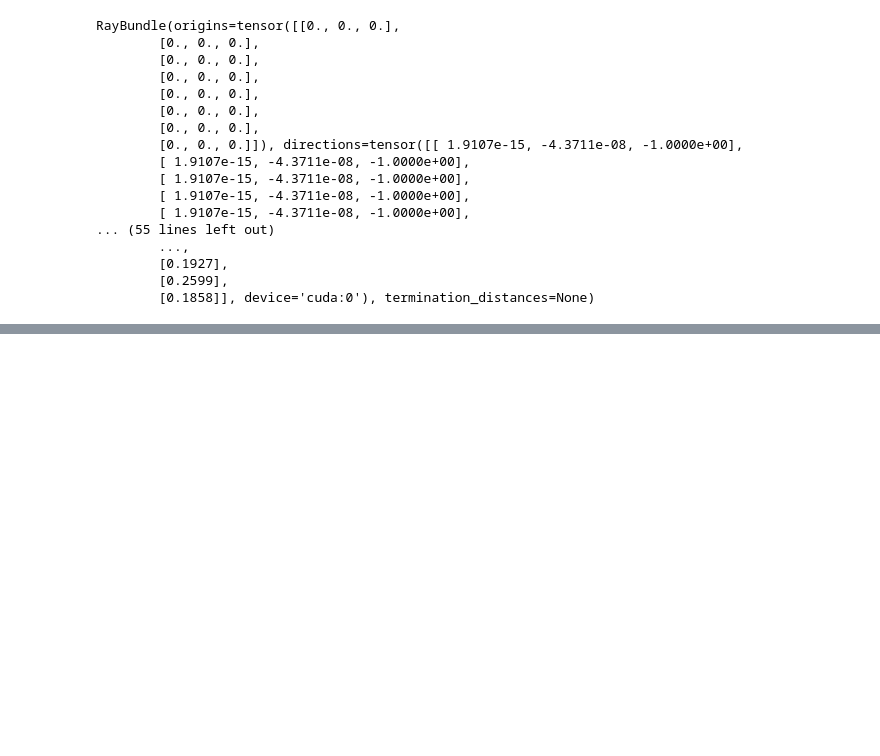
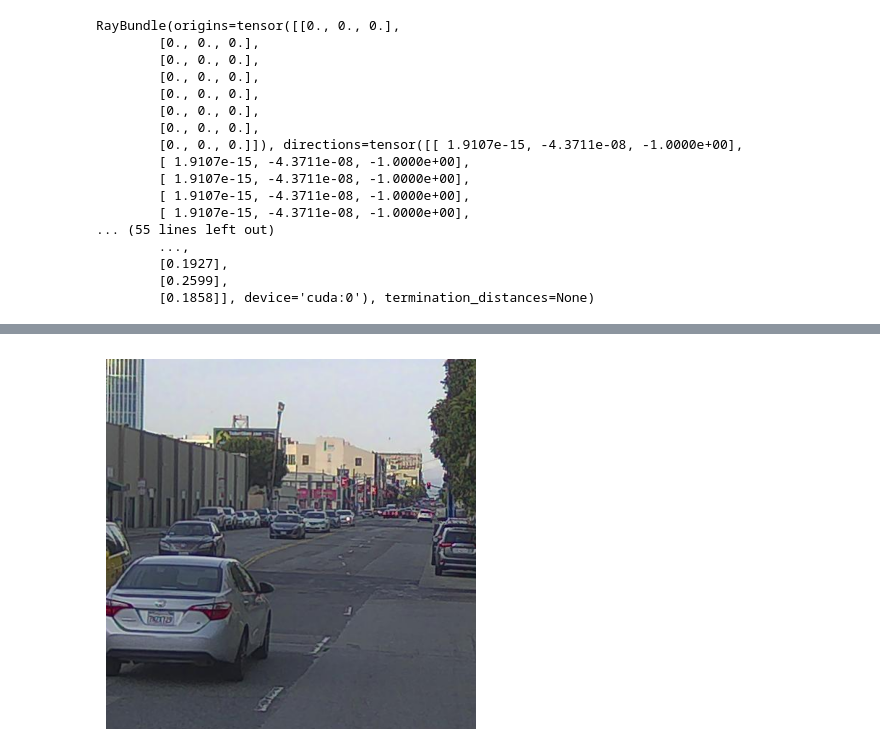
Before and after one commit to gasparyanartur/neurad-diffusion, a Jupyter notebook: nerfstudio/notebooks/ray_bundle.ipynb, the cells around one changed output, grey strips where cells are left out. Saved outputs shown, nothing was run; the diff lists cells and outputs as text; code cells hidden in the pictures; blank space fills up the shorter version.

```diff
--- a/nerfstudio/notebooks/ray_bundle.ipynb
+++ b/nerfstudio/notebooks/ray_bundle.ipynb
@@ -291,0 +368,2 @@ RayBundle(origins=tensor([[0., 0., 0.],
+# %%
+pipe = ImagineDrivingPipeline(config, device='cuda')
@@ -291,0 +430,5 @@ RayBundle(origins=tensor([[0., 0., 0.],
+# %%
+with open("/home/gasparyanartur/dev/outputs/imaginedriving/imaginedriving-001-331982-1/imaginedriving/2024-05-25_130744/nerfstudio_models/step-000020000.ckpt", "rb") as f:
+    loaded_state = torch.load(f, "cpu")
+
+pipe.load_pipeline(loaded_state["pipeline"], loaded_state["step"])
@@ -291,0 +455,11 @@ RayBundle(origins=tensor([[0., 0., 0.],
+# %%
+ray_bundle, batch = pipe.datamanager.next_train(100)
+# %%
+from nerfstudio.generative.utils import show_img
+
+
+img = batch["image"][0]
+img.shape
+show_img(img)
+# %% [output]
+[figure, added]
```
Also changed, not shown: parts of 14 cells of this notebook, 4 other files.
